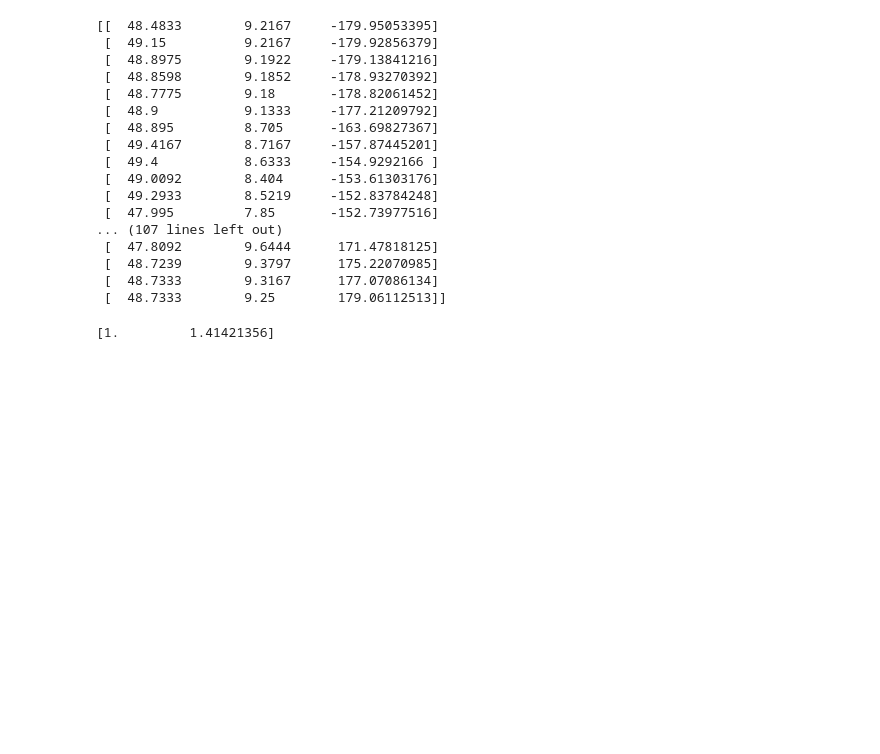
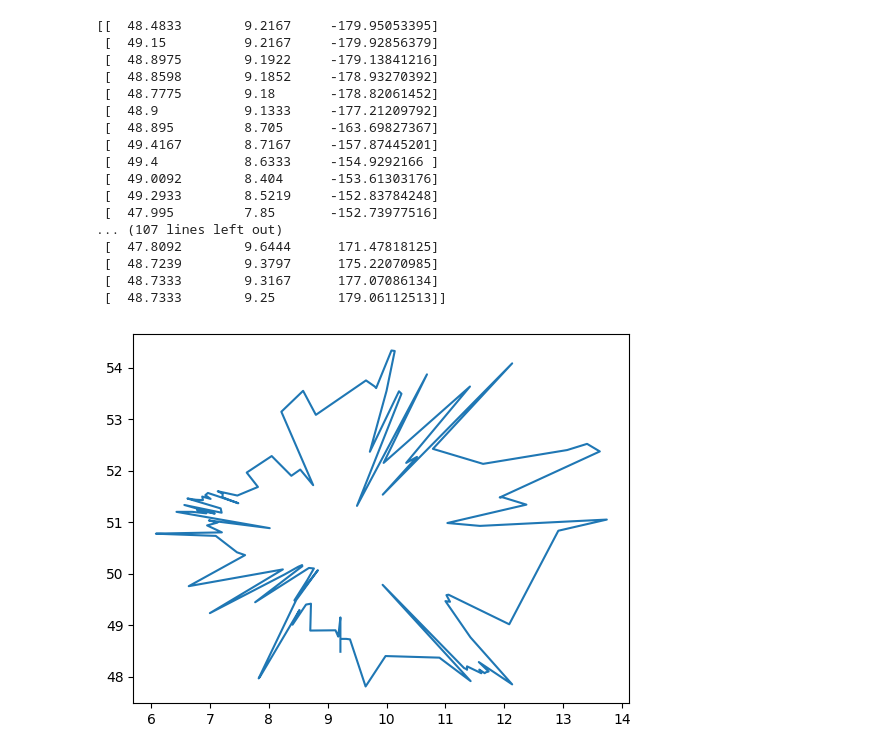
Before and after one commit to JaegerJens/shortest-path, a Jupyter notebook: shortestpath.ipynb, the cells around one changed output. Cells and saved outputs as stored; diff of their text form; code cells hidden in the pictures; blank space fills up the shorter version.

Commit message:
plot my bad circle route

```diff
--- a/shortestpath.ipynb
+++ b/shortestpath.ipynb
@@ -79,7 +79,8 @@ def sortLocationsAroundCenter():
     sortedLocations = locationsAngles[locOrder]
     return sortedLocations
 
-print(sortLocationsAroundCenter())
+sortedLocations = sortLocationsAroundCenter()
+print(sortedLocations)
 # %% [output]
 [[  48.4833        9.2167     -179.95053395]
  [  49.15          9.2167     -179.92856379]
@@ -98,12 +99,8 @@ print(sortLocationsAroundCenter())
  [  48.7239        9.3797      175.22070985]
  [  48.7333        9.3167      177.07086134]
  [  48.7333        9.25        179.06112513]]
-# %%
-def vecLen(vec):
-    return np.sqrt(vec[0]*vec[0] + vec[1]*vec[1])
-
-data = np.array([[0,1], [1, 1]])
-
-print(np.apply_along_axis(vecLen, 0, data))
-# %% [output]
-[1.         1.41421356]
+# %%
+plt.plot(sortedLocations[:, 1], sortedLocations[:, 0])
+plt.show()
+# %% [output]
+[figure, added]
```
